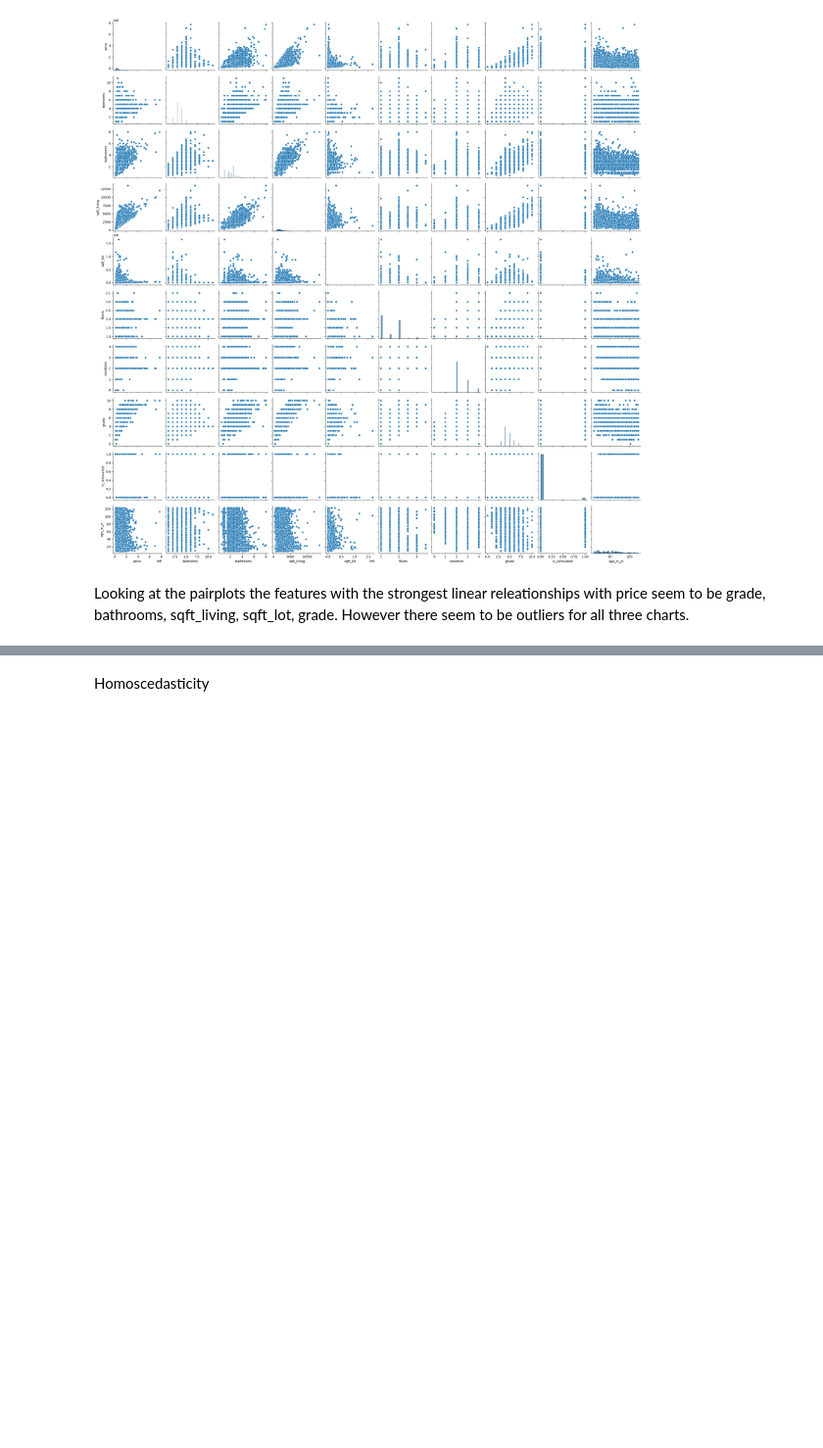
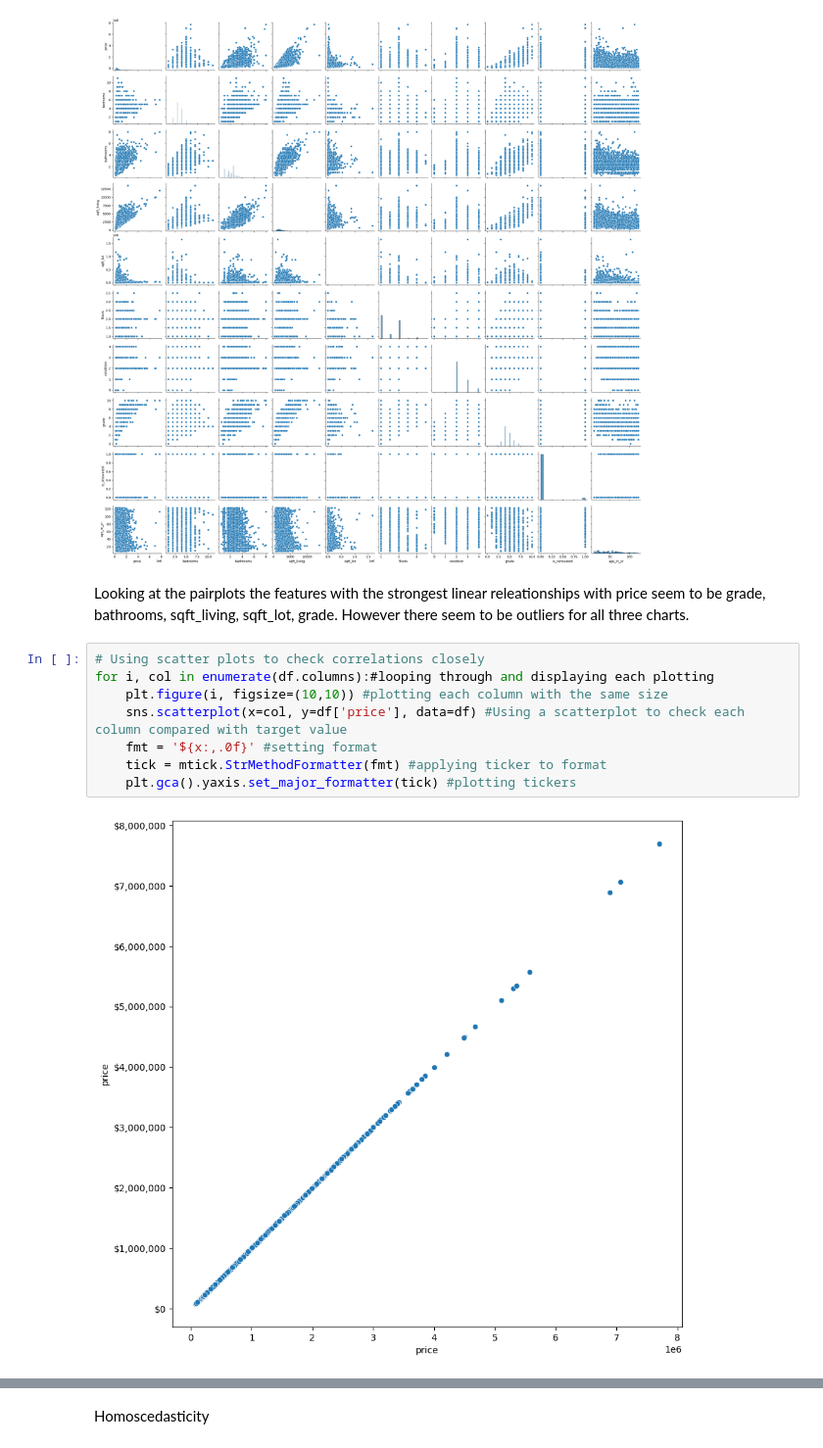
Before and after one commit to Wendy0001/EndofP2, a Jupyter notebook: students.ipynb, the cells around one changed output, grey strips where cells are left out. Shown at 98% size. Cells and saved outputs as stored; diff of their text form; blank space fills up the shorter version.

Commit message:
Check assumptions for model two

```diff
--- a/students.ipynb
+++ b/students.ipynb
@@ -619,3 +619,13 @@ sns.pairplot(df);
 [figure]
 # %% [markdown]
 Looking at the pairplots the features with the strongest linear releationships with price seem to be grade, bathrooms, sqft_living, sqft_lot, grade. However there seem to be outliers for all three charts.
+# %%
+# Using scatter plots to check correlations closely
+for i, col in enumerate(df.columns):#looping through and displaying each plotting
+    plt.figure(i, figsize=(10,10)) #plotting each column with the same size
+    sns.scatterplot(x=col, y=df['price'], data=df) #Using a scatterplot to check each column compared with target value
+    fmt = '${x:,.0f}' #setting format
+    tick = mtick.StrMethodFormatter(fmt) #applying ticker to format
+    plt.gca().yaxis.set_major_formatter(tick) #plotting tickers
+# %% [output]
+[figure, added]
```
Also changed, not shown: parts of 26 cells of this notebook.
